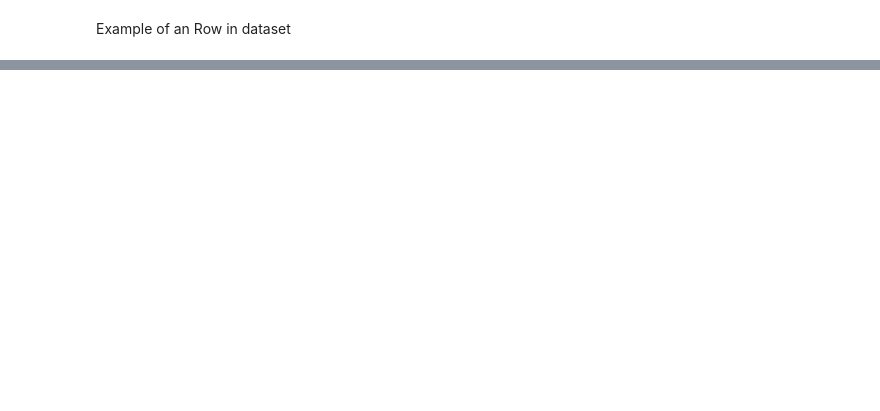
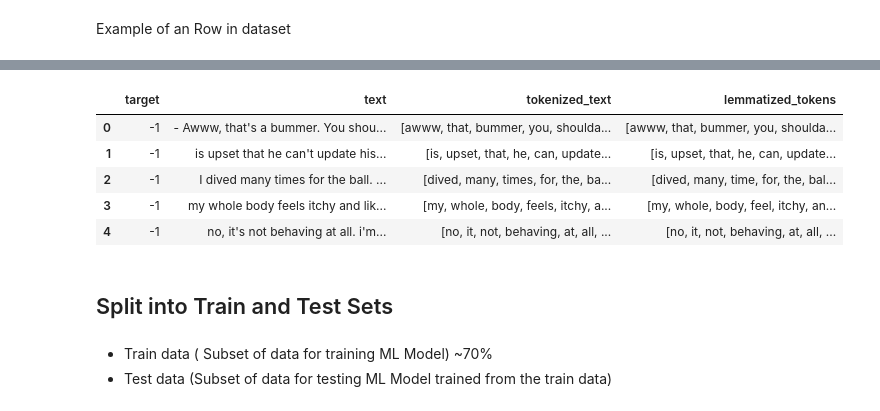
Before and after one commit to vnnamng/NamMLJourney, a Jupyter notebook: Word2Vec/Word2Vec.ipynb, the cells around one changed output, grey strips where cells are left out. Drawn from its saved outputs; the diff is of its cells as text; code cells hidden in the pictures; blank space fills up the shorter version.

Commit message:
Add more cells to notebook

```diff
--- a/Word2Vec/Word2Vec.ipynb
+++ b/Word2Vec/Word2Vec.ipynb
@@ -42,0 +116,2 @@ def insert_sentiment(df, threshold):
+# %%
+df_to_be_stemmed = df_cleaned.copy()
@@ -42,0 +140,11 @@ def insert_sentiment(df, threshold):
+# %%
+status = CellStatus.SKIPPED
+df_lancaster_stemmed = df_to_be_stemmed.copy()
+
+if status == CellStatus.RUN:
+    from nltk.stem.lancaster import LancasterStemmer
+    lancaster_stemmer = LancasterStemmer()
+    # Get the stemmed_tokens
+    df_lancaster_stemmed['stemmed_tokens'] = [[lancaster_stemmer.stem(word) for word in tokens]
+                                            for tokens in df_to_be_stemmed['tokenized_text']]
+    df_lancaster_stemmed['stemmed_tokens'].head(10)
@@ -42,0 +165,11 @@ def insert_sentiment(df, threshold):
+# %%
+status = CellStatus.SKIPPED
+df_snowball_stemmed = df_to_be_stemmed.copy()
+
+if status == CellStatus.RUN:
+    from nltk.stem.snowball import EnglishStemmer
+    snowball_stemmer = EnglishStemmer()
+    # Get the stemmed_tokens
+    df_snowball_stemmed['stemmed_tokens'] = [[snowball_stemmer.stem(word) for word in tokens]
+                                            for tokens in df_to_be_stemmed['tokenized_text']]
+    df_snowball_stemmed['stemmed_tokens'].head(10)
@@ -42,0 +190,11 @@ def insert_sentiment(df, threshold):
+# %%
+status = CellStatus.SKIPPED
+df_lemmatized = df_to_be_stemmed.copy()
+
+if status == CellStatus.RUN:
+    from nltk.stem import WordNetLemmatizer
+    wordnet_lemmatizer = WordNetLemmatizer()
+    # Get the lemmatized_tokens
+    df_lemmatized['lemmatized_tokens'] = [[wordnet_lemmatizer.lemmatize(word) for word in tokens]
+                                          for tokens in df_to_be_stemmed['tokenized_text']]
+    df_lemmatized['lemmatized_tokens'].head(10)
@@ -42,0 +213,14 @@ def insert_sentiment(df, threshold):
+# %%
+df_lemmatized.head()
+# %% [output]
+|  | target | text | tokenized_text | lemmatized_tokens |
+| 0 | -1 | - Awww, that's a bummer. You shou... | [awww, that, bummer, you, shoulda... | [awww, that, bummer, you, shoulda... |
+| 1 | -1 | is upset that he can't update his... | [is, upset, that, he, can, update... | [is, upset, that, he, can, update... |
+| 2 | -1 | I dived many times for the ball. ... | [dived, many, times, for, the, ba... | [dived, many, time, for, the, bal... |
+| 3 | -1 | my whole body feels itchy and lik... | [my, whole, body, feels, itchy, a... | [my, whole, body, feel, itchy, an... |
+| 4 | -1 | no, it's not behaving at all. i'm... | [no, it, not, behaving, at, all, ... | [no, it, not, behaving, at, all, ... |
+# %% [markdown]
+## Split into Train and Test Sets
+# %% [markdown]
+- Train data ( Subset of data for training ML Model) ~70%
+- Test data (Subset of data for testing ML Model trained from the train data)
```
Also changed, not shown: parts of 35 cells of this notebook, 1 other file.
